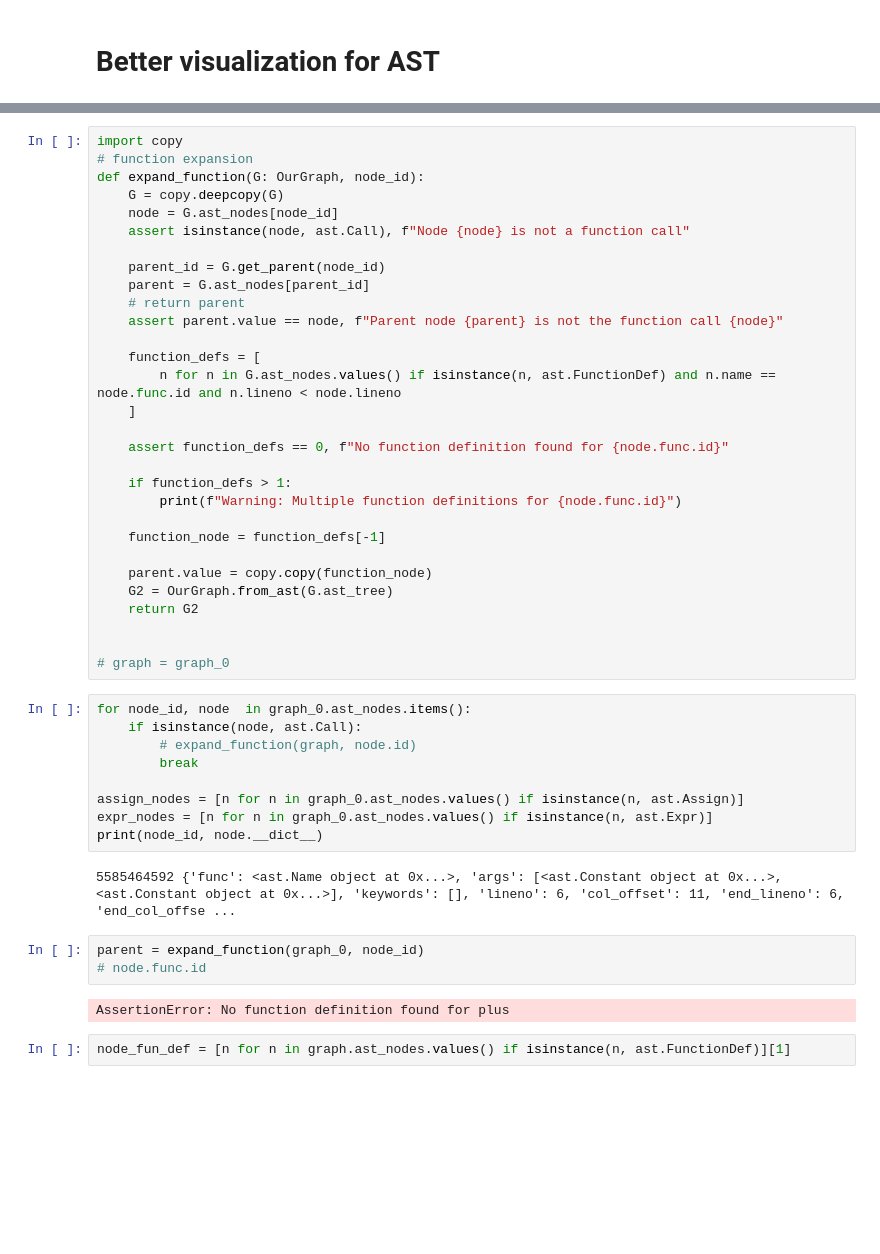
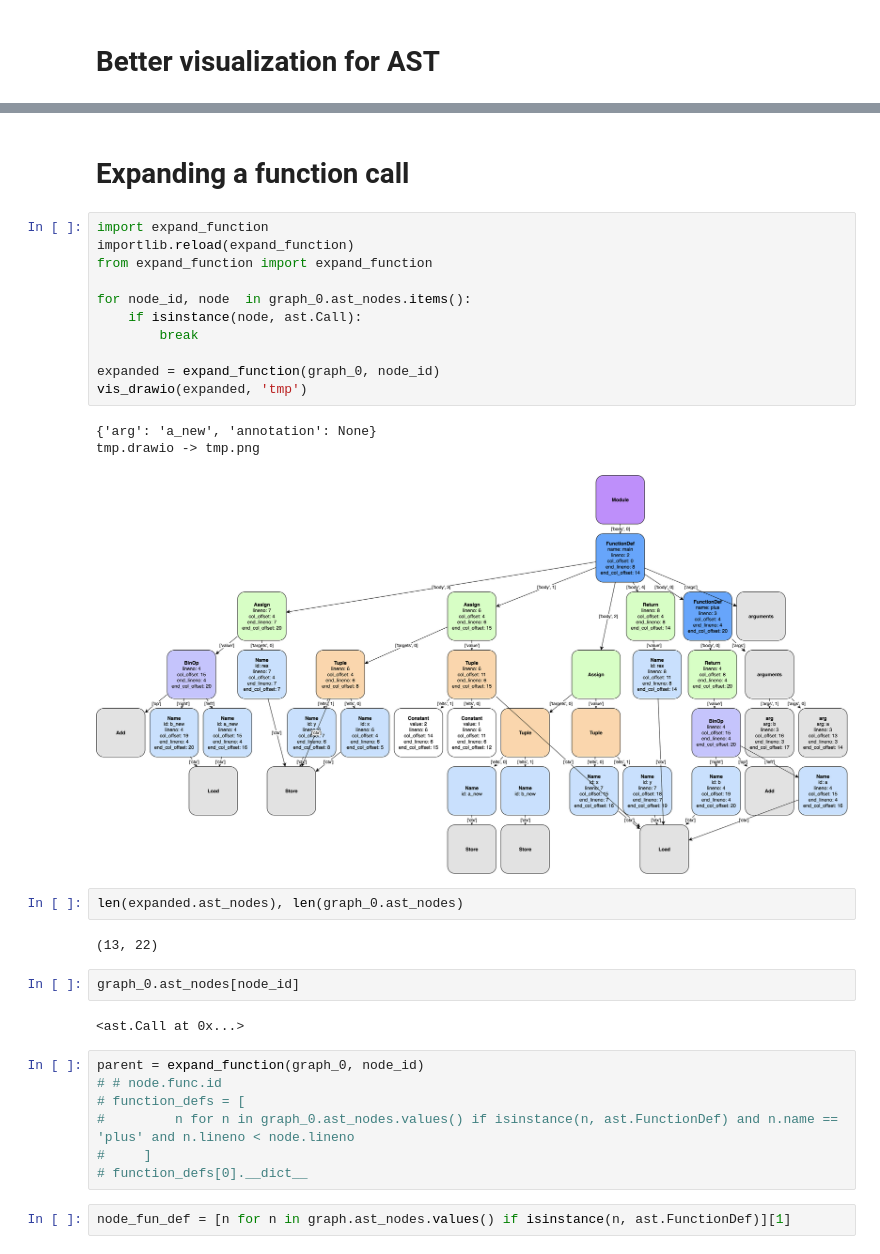
Before and after one commit to nastia-39/project-6390, a Jupyter notebook: notebook.ipynb, the cells around one changed output, grey strips where cells are left out. Saved outputs shown, nothing was run; the diff lists cells and outputs as text; blank space fills up the shorter version.

```diff
--- a/notebook.ipynb
+++ b/notebook.ipynb
@@ -83,49 +90,35 @@ output.drawio -> output.png
-# %%
-import copy
-# function expansion
-def expand_function(G: OurGraph, node_id):
-    G = copy.deepcopy(G)
-    node = G.ast_nodes[node_id]
-    assert isinstance(node, ast.Call), f"Node {node} is not a function call"
-
-    parent_id = G.get_parent(node_id)
-    parent = G.ast_nodes[parent_id]
-    # return parent
-    assert parent.value == node, f"Parent node {parent} is not the function call {node}"
-
-    function_defs = [
-        n for n in G.ast_nodes.values() if isinstance(n, ast.FunctionDef) and n.name == node.func.id and n.lineno < node.lineno
-    ]
-
-    assert function_defs == 0, f"No function definition found for {node.func.id}"
-
-    if function_defs > 1:
-        print(f"Warning: Multiple function definitions for {node.func.id}")
-
-    function_node = function_defs[-1]
-
-    parent.value = copy.copy(function_node)
-    G2 = OurGraph.from_ast(G.ast_tree)
-    return G2
-
-
-# graph = graph_0
+# %% [markdown]
+# Expanding a function call
+# %%
+import expand_function
+importlib.reload(expand_function)
+from expand_function import expand_function
+
+for node_id, node  in graph_0.ast_nodes.items():
+    if isinstance(node, ast.Call):
+        break
+
+expanded = expand_function(graph_0, node_id)
+vis_drawio(expanded, 'tmp')
+# %% [output]
+{'arg': 'a_new', 'annotation': None}
+tmp.drawio -> tmp.png
+[figure, added]
+# %%
+len(expanded.ast_nodes), len(graph_0.ast_nodes)
+# %% [output]
+(13, 22)
+# %%
+graph_0.ast_nodes[node_id]
+# %% [output]
+<ast.Call at 0x...>
 # %%
-for node_id, node  in graph_0.ast_nodes.items():
-    if isinstance(node, ast.Call):
-        # expand_function(graph, node.id)
-        break
-
-assign_nodes = [n for n in graph_0.ast_nodes.values() if isinstance(n, ast.Assign)]
-expr_nodes = [n for n in graph_0.ast_nodes.values() if isinstance(n, ast.Expr)]
-print(node_id, node.__dict__)
+parent = expand_function(graph_0, node_id)
+# # node.func.id
+# function_defs = [
+#         n for n in graph_0.ast_nodes.values() if isinstance(n, ast.FunctionDef) and n.name == 'plus' and n.lineno < node.lineno
+#     ]
+# function_defs[0].__dict__
-# %% [output]
-5585464592 {'func': <ast.Name object at 0x...>, 'args': [<ast.Constant object at 0x...>, <ast.Constant object at 0x...>], 'keywords': [], 'lineno': 6, 'col_offset': 11, 'end_lineno': 6, 'end_col_offse ...
-# %%
-parent = expand_function(graph_0, node_id)
-# node.func.id
-# %% [output]
-AssertionError: No function definition found for plus
 # %%
 node_fun_def = [n for n in graph.ast_nodes.values() if isinstance(n, ast.FunctionDef)][1]
 # %%
```
Also changed, not shown: parts of 2 cells of this notebook, 8 other files.
